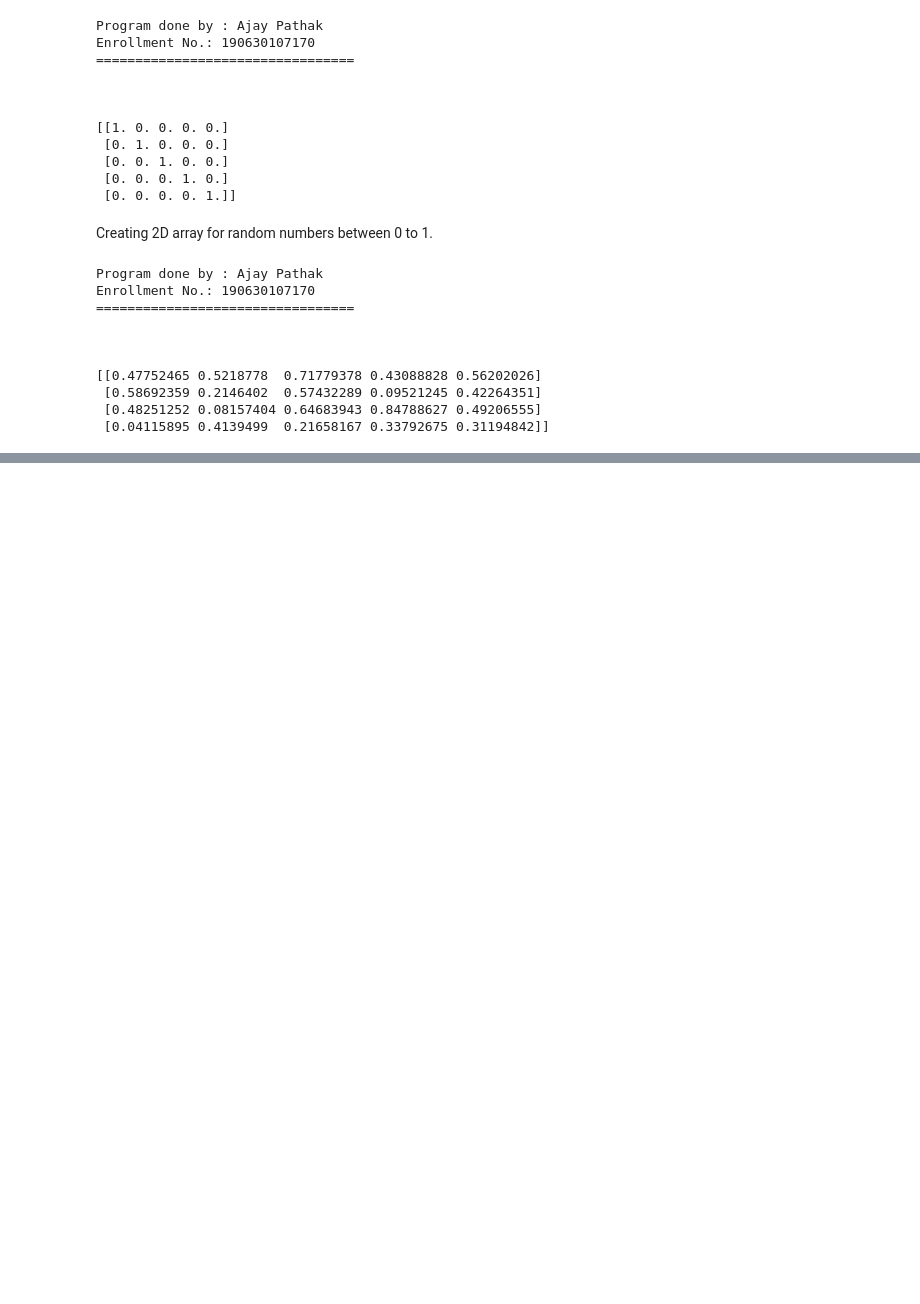
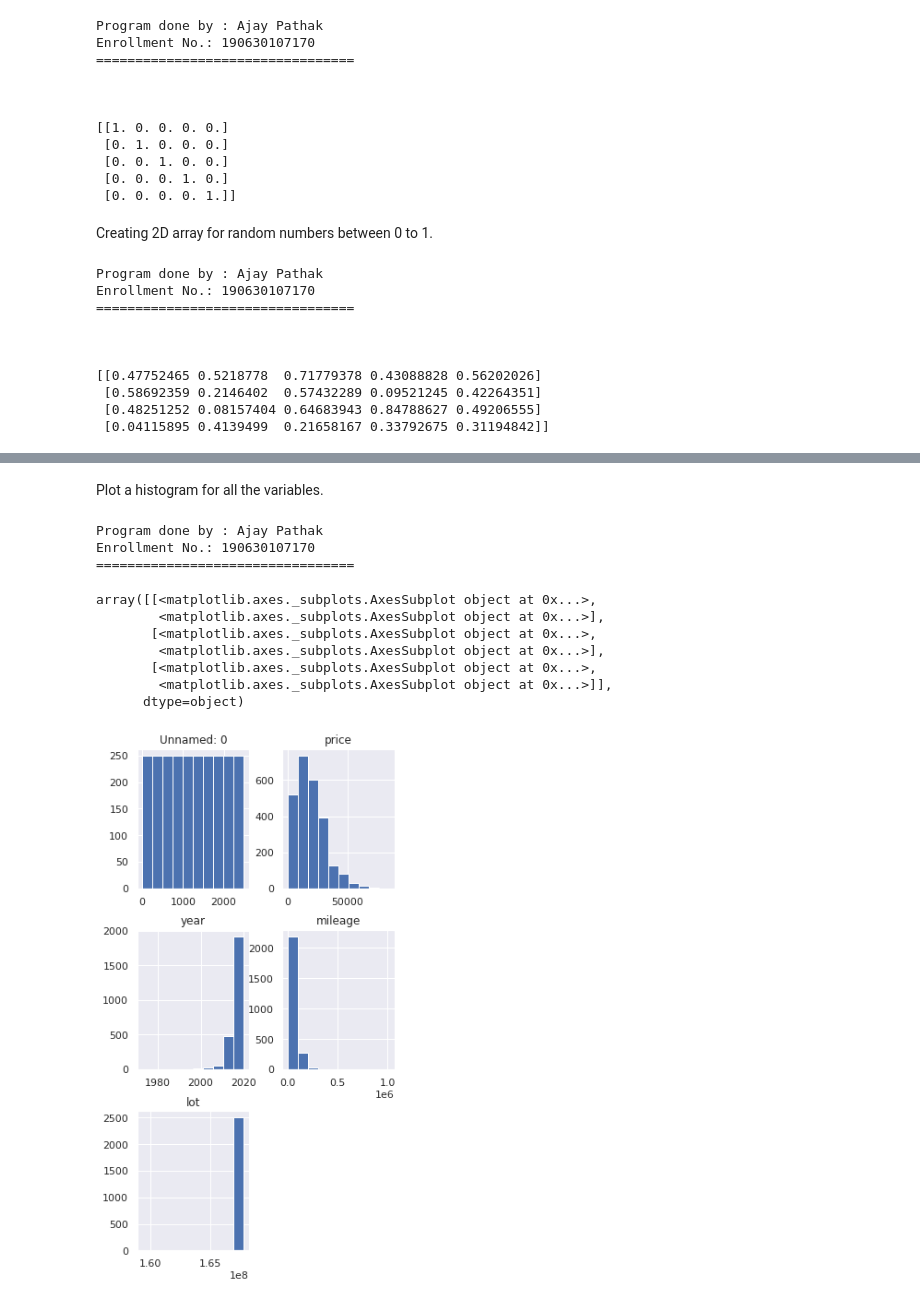
Before and after one commit to AJAY-22/Python_Practicals, a Jupyter notebook: LabManual.ipynb, the cells around one changed output, grey strips where cells are left out. Saved outputs shown, nothing was run; the diff lists cells and outputs as text; code cells hidden in the pictures; blank space fills up the shorter version.

```diff
--- a/LabManual.ipynb
+++ b/LabManual.ipynb
@@ -2369,0 +2505,14 @@ Enrollment No.: 190630107170
+# %%
+# --------------------------------------------
+print('Program done by : Ajay Pathak\n' +
+      'Enrollment No.: 190630107170\n' +
+      '=================================\n\n\n')
+
+
+import pandas as pd
+import numpy as np
+import seaborn as sns
+import matplotlib.pyplot as plt
+
+%matplotlib inline
+sns.set(color_codes=True)
@@ -2369,0 +2523,8 @@ Enrollment No.: 190630107170
+# %%
+# --------------------------------------------
+print('Program done by : Ajay Pathak\n' +
+      'Enrollment No.: 190630107170\n' +
+      '=================================\n\n\n')
+
+
+car_data = pd.read_csv('/content/drive/MyDrive/USA_cars_datasets.csv')
@@ -2369,0 +2598,21 @@ Enrollment No.: 190630107170
+# %% [markdown]
+Plot a histogram for all the variables.
+# %%
+# --------------------------------------------
+print('Program done by : Ajay Pathak\n' +
+      'Enrollment No.: 190630107170\n' +
+      '=================================\n\n\n')
+
+car_data.hist(figsize=(5, 10))
+# %% [output]
+Program done by : Ajay Pathak
+Enrollment No.: 190630107170
+=================================
+array([[<matplotlib.axes._subplots.AxesSubplot object at 0x...>,
+        <matplotlib.axes._subplots.AxesSubplot object at 0x...>],
+       [<matplotlib.axes._subplots.AxesSubplot object at 0x...>,
+        <matplotlib.axes._subplots.AxesSubplot object at 0x...>],
+       [<matplotlib.axes._subplots.AxesSubplot object at 0x...>,
+        <matplotlib.axes._subplots.AxesSubplot object at 0x...>]],
+      dtype=object)
+[figure, added]
```
Also changed, not shown: parts of 41 cells of this notebook.
